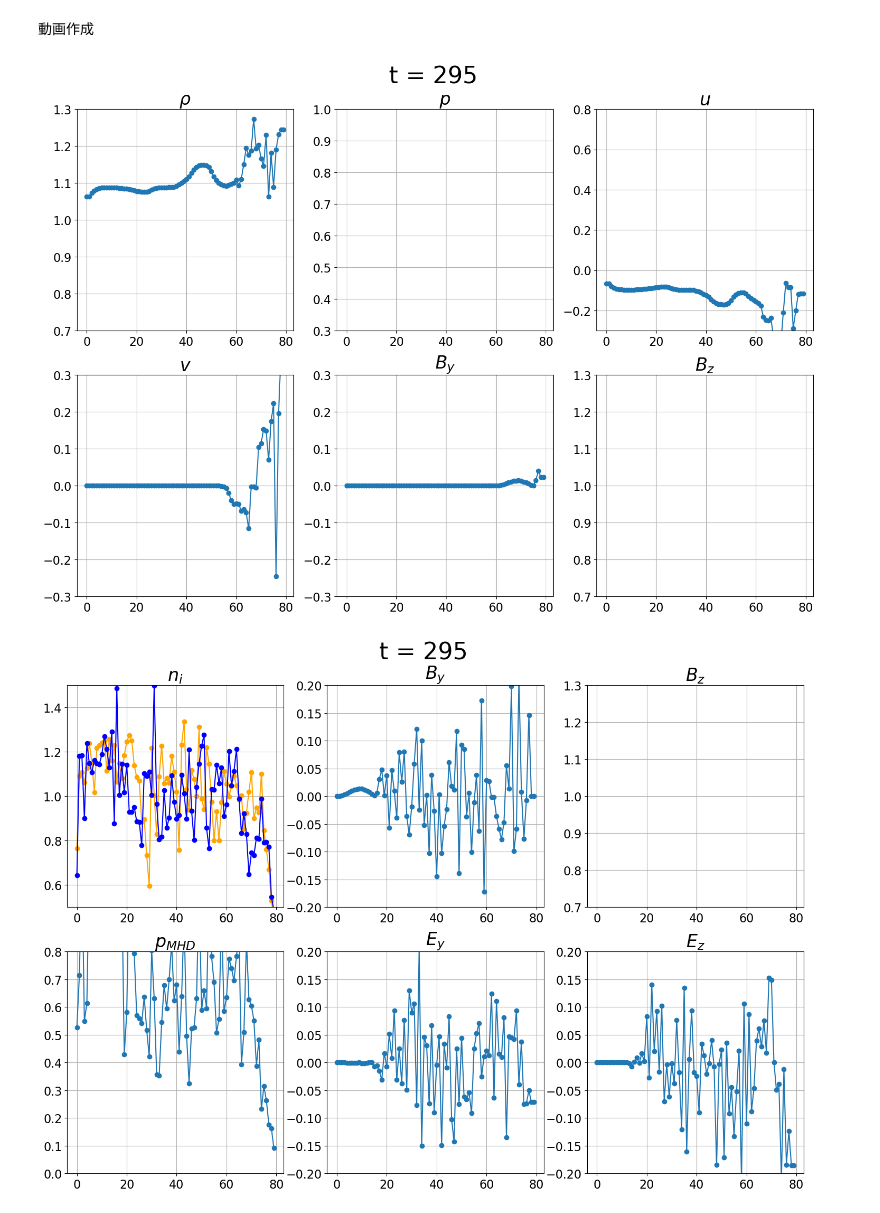
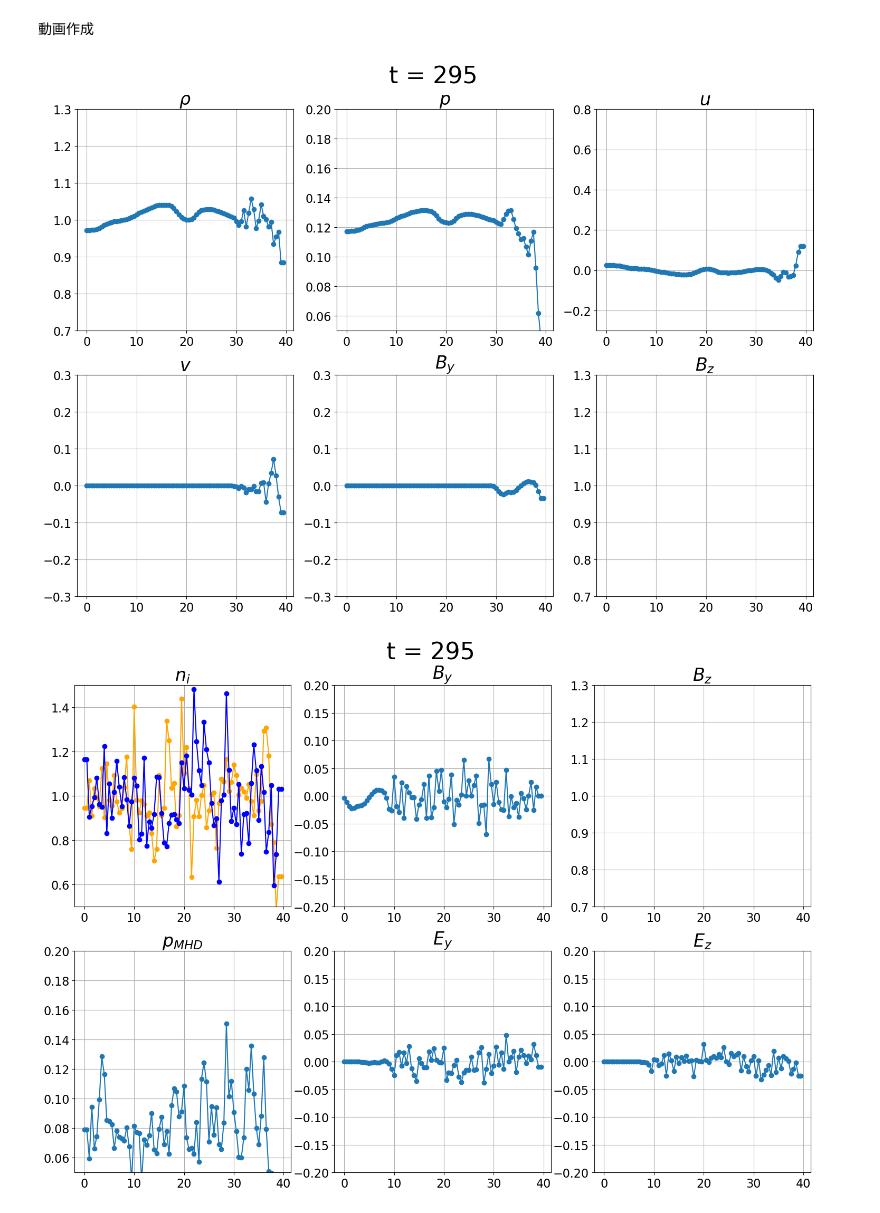
Before and after one commit to keita-akutagawa/MHD-PIC, a Jupyter notebook: 1D/Alfven_MHD-PIC.ipynb, the cells around one changed output. Cells and saved outputs as stored; diff of their text form; code cells hidden in the pictures.

```diff
--- a/1D/Alfven_MHD-PIC.ipynb
+++ b/1D/Alfven_MHD-PIC.ipynb
@@ -94,6 +94,9 @@ def get_zeroth_moment(x, n_x, dx, zeroth_moment):
                                minlength=n_x
                               ), 1, axis=0)
 
+    zeroth_moment[0] = zeroth_moment[1]
+    zeroth_moment[-1] = zeroth_moment[-2]
+
     return zeroth_moment
 
 
@@ -130,6 +133,9 @@ def get_first_moment(c, v, x, n_x, dx, first_moment):
                                          weights=v[2, :]/gamma * cx1,
                                          minlength=n_x
                                         ), 1, axis=0)
+
+    first_moment[:, 0] = first_moment[:, 1]
+    first_moment[:, -1] = first_moment[:, -2]
 
     return first_moment
 
@@ -194,6 +200,9 @@ def get_second_moment(c, v, x, n_x, dx, second_moment):
                                          weights=v[2, :]/gamma * v[2, :]/gamma * cx1,
                                          minlength=n_x
                                         ), 1, axis=0)
+
+    second_moment[:, 0] = second_moment[:, 1]
+    second_moment[:, -1] = second_moment[:, -2]
 
     return second_moment
 
@@ -877,20 +863,17 @@ beta_pic = 1.0
 t_r = 1.0
 Ti_pic = beta_pic / (1.0 + t_r) * (B0_pic**2 / 2.0 / mu_0) / ni0_pic
 Te_pic = Ti_pic * t_r
-
 debye_length = np.sqrt(epsilon0 * Te_pic / ne0_pic / q_electron**2)
-omega_pe = np.sqrt(ne0_pic * q_electron**2 / m_electron / epsilon0)
 omega_pi = np.sqrt(ni0_pic * q_ion**2 / m_ion / epsilon0)
-omega_ce = q_electron * B0_pic / m_electron
 omega_ci = q_ion * B0_pic / m_ion
 ion_inertial_length = c / omega_pi
 electron_inertial_length = c / omega_pe
 v_ion = np.array([0.0, 0.0, 0.0])
 v_electron = np.array([0.0, 0.0, 0.0])
-v_thermal_electron = np.sqrt(2.0 * Te_pic / m_electron)
-v_thermal_ion = np.sqrt(2.0 * Ti_pic / m_ion)
+v_thermal_electron = np.sqrt(Te_pic / m_electron)
+v_thermal_ion = np.sqrt(Ti_pic / m_ion)
 
-dx_pic = 1.0
+dx_pic = debye_length
 nx_pic = int(electron_inertial_length * 80)
 x_min_pic = 0.0
 x_max_pic = nx_pic * dx_pic
@@ -900,7 +883,7 @@ dt_pic = 0.0
 E_pic = np.zeros([3, nx_pic])
 B_pic = np.zeros([3, nx_pic])
 current_pic = np.zeros([3, nx_pic])
-#B_pic[2, :] = B0_pic
+B_pic[2, :] = B0_pic
 
 n_ion = int(ni0_pic * nx_pic)
 n_electron = int(n_ion * abs(q_ion / q_electron))
@@ -946,7 +929,7 @@ dt_mhd = 0.0
 CFL = 0.4
 x_coordinate_mhd = np.arange(0.0, x_max_mhd, dx_mhd)
 
-alfven_trigger_position = 40.0
+alfven_trigger_position = 40.0 * dx_mhd
 U1 = np.zeros([8, nx_mhd])
 rho_init = rho0_mhd
 u_init = 0.0 #0.6 * np.exp(-(x_coordinate_mhd - alfven_trigger_position)**2 / 5**2)
@@ -954,7 +937,7 @@ v_init = 0.0
 w_init = 0.0
 Bx_init = 0.0
 By_init = 0.0
-Bz_init = 0.0 #B0_mhd
+Bz_init = B0_mhd
 p_init = p0_mhd
 U1[0, :] = rho_init
 U1[1, :] = rho_init * u_init
@@ -1455,7 +1519,7 @@ for i in range(0, steps, interval):
     ax6.plot(x_coordinate_mhd, Bz, marker='o')
 
     ax1.set_ylim(0.7, 1.3)
-    ax2.set_ylim(0.3, 1.0)
+    ax2.set_ylim(0.05, 0.2)
     ax3.set_ylim(-0.3, 0.8)
     ax4.set_ylim(-0.3, 0.3)
     ax5.set_ylim(-0.3, 0.3)
@@ -1497,7 +1561,7 @@ for i in range(0, steps, interval):
     video.write(img)
 video.release()
 # %% [output]
-[figure, old version]
+[figure, new version]
 # %%
 fig = plt.figure(figsize=(18, 12))
 ax1 = fig.add_subplot(231)
@@ -1558,7 +1622,7 @@ for i in range(0, steps, interval):
     ax1.set_ylim(0.5, 1.5)
     ax2.set_ylim(-0.2, 0.2)
     ax3.set_ylim(0.7, 1.3)
-    ax4.set_ylim(0.0, 0.8)
+    ax4.set_ylim(0.05, 0.2)
     ax5.set_ylim(-0.2, 0.2)
     ax6.set_ylim(-0.2, 0.2)
 
@@ -1571,31 +1635,31 @@ for i in range(0, steps, interval):
     ax1.tick_params(labelsize=16)
     ax2.tick_params(labelsize=16)
     ax3.tick_params(labelsize=16)
     ax4.tick_params(labelsize=16)
     ax5.tick_params(labelsize=16)
     ax6.tick_params(labelsize=16)
     ax1.grid()
     ax2.grid()
     ax3.grid()
     ax4.grid()
     ax5.grid()
     ax6.grid()
 
     plt.suptitle(f"t = {i}", y=0.95, fontsize=32)
 
     fig.savefig(f'./pictures/{i}.png', dpi=200)
 
 
 img = cv2.imread(f'./pictures/0.png')
 framesize = (img.shape[1], img.shape[0])
 fps = 5.0
 
 fourcc = cv2.VideoWriter_fourcc('m','p','4','v')
 video  = cv2.VideoWriter(filename=filename, fourcc=fourcc, fps=fps, frameSize=framesize)
 
 for i in range(0, steps, interval):
     img = cv2.imread(f'./pictures/{i}.png')
     video.write(img)
 video.release()
 # %% [output]
-[figure, old version]
+[figure, new version]
```
Also changed, not shown: parts of 5 cells of this notebook, 3 other files.
